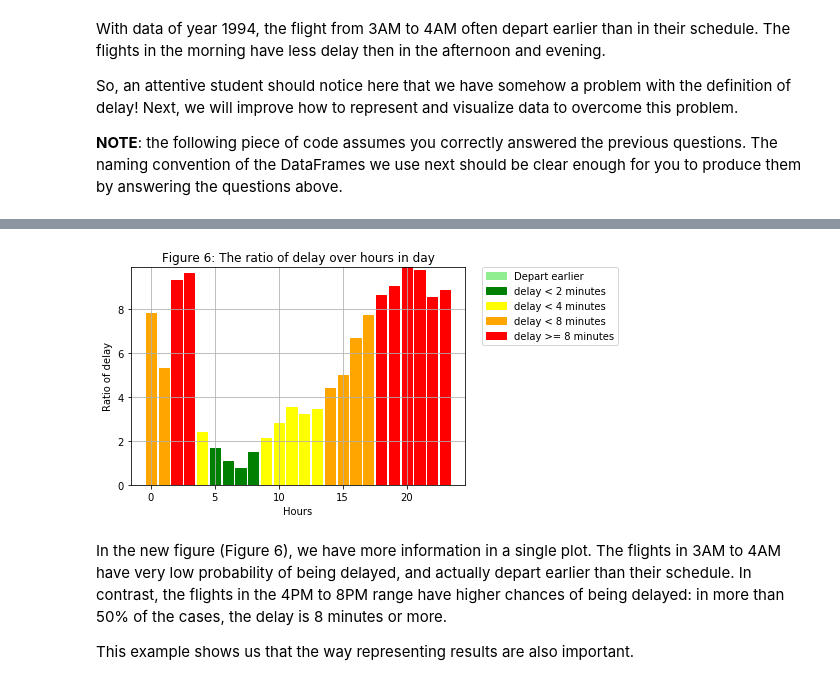
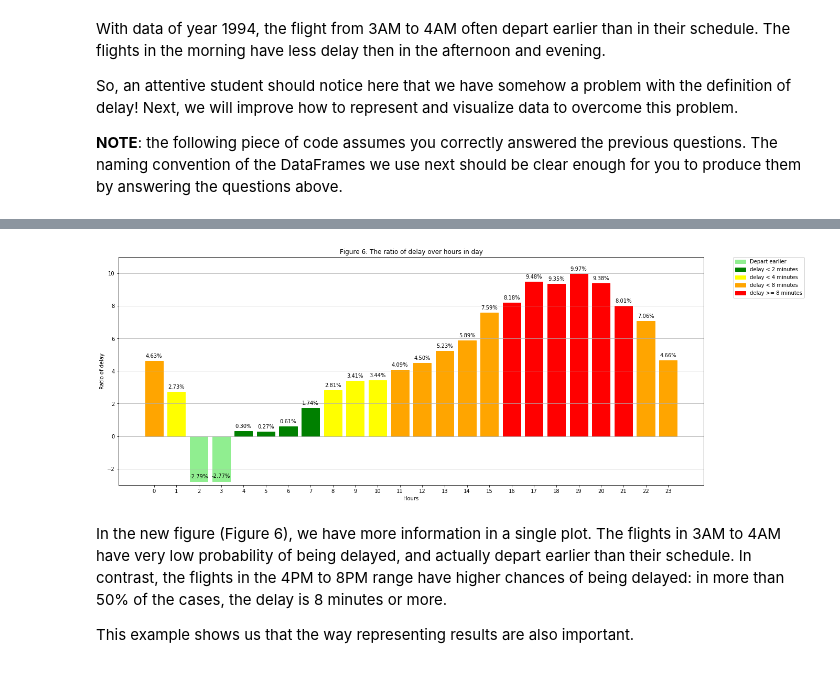
Before and after one commit to spapicchio/Distributed-System-And-Cloud-Computing, a Jupyter notebook: Labs/SPARSQL.ipynb, the cells around one changed output, grey strips where cells are left out. Drawn from its saved outputs; the diff is of its cells as text; code cells hidden in the pictures.

Commit message:
Better plots, completed all but not bonus

```diff
--- a/Labs/SPARSQL.ipynb
+++ b/Labs/SPARSQL.ipynb
@@ -782,0 +816,4 @@ ax2.get_legend().remove()
+# %%
+day_month_month_count.month  = [month[int(i)-1] for i in day_month_month_count.month]
+
+day_month_month_count.head()
@@ -782,0 +962,5 @@ ax2.get_legend().remove()
+# %%
+pdf_hour_month = df_hour.groupby('month','hour').count().sort('month','hour').toPandas()
+pdf_hour_month.month  = [month[int(i)-1] for i in pdf_hour_month.month]
+
+pdf_hour_month.head()
@@ -1103,0 +1317,8 @@ sns.barplot(x=df_hours.toPandas()['hours'],
+# %%
+df_hour_delay_percent = (
+                         df_hour_delay
+                                      .groupby('hour').agg( (100 * func.sum('is_delay') / func.count('*') ).alias('percentage') )
+                                      .orderBy('hour', ascending=1)
+                        )
+
+df_hour_delay_percent.show(5)
@@ -1148,0 +1405,7 @@ only showing top 20 rows
+# %%
+df_delay_avg = (df_hour
+                        .groupby('hour').avg('arrival_delay')
+                        .orderBy('hour')
+)
+
+df_delay_avg.show(5)
@@ -1149,37 +1423,51 @@ only showing top 20 rows
 # %%
-pdf_mean_delay_per_hour = pd.DataFrame(data=mean_delay_per_hour.collect())
+pdf_mean_delay_per_hour = pd.DataFrame(data=df_delay_avg.collect())
+
+plt.figure(figsize=(20,8))
 
 plt.xlabel("Hours")
 plt.ylabel("Ratio of delay")
 plt.title('Figure 6: The ratio of delay over hours in day')
-plt.grid(True,which="both",ls="-")
+plt.ylim(-3, 11)
+plt.xticks(range(24))
 
 bars = plt.bar(pdf_mean_delay_per_hour[0], pdf_mean_delay_per_hour[1], align='center', edgecolor = "black")
 
 for i in range(0, len(bars)):
     color = 'red'
     if pdf_mean_delay_per_hour[1][i] < 0:
         color = 'lightgreen'
     elif pdf_mean_delay_per_hour[1][i] < 2:
         color = 'green'
     elif pdf_mean_delay_per_hour[1][i] < 4:
         color = 'yellow'
     elif pdf_mean_delay_per_hour[1][i] < 8:
         color = 'orange'
 
     bars[i].set_color(color)
 
 patch1 = mpatches.Patch(color='lightgreen', label='Depart earlier')
 patch2 = mpatches.Patch(color='green', label='delay < 2 minutes')
 patch3 = mpatches.Patch(color='yellow', label='delay < 4 minutes')
 patch4 = mpatches.Patch(color='orange', label='delay < 8 minutes')
 patch5 = mpatches.Patch(color='red', label='delay >= 8 minutes')
 
 plt.legend(handles=[patch1, patch2, patch3, patch4, patch5], bbox_to_anchor=(1.05, 1), loc=2, borderaxespad=0.)
 plt.margins(0.05, 0)
+
+ax1 = plt.gca()
+ax1.grid(axis='y')
+for p in ax1.patches:
+    height = p.get_height()    # get bar length
+    ax1.text(p.get_x() + p.get_width()/2,
+            height + .3 ,
+            f'{height:1.2f}%', # set variable to display, 2 decimals
+            ha = 'center',   # horizontal alignment
+            va = 'center')  # vertical alignment
+
 plt.show()
 # %% [output]
-[figure, old version]
+[figure, new version]
 # %% [markdown]
 In the new figure (Figure 6), we have more information in a single plot. The flights in 3AM to 4AM have very low probability of being delayed, and actually depart earlier than their schedule. In contrast, the flights in the 4PM to 8PM range have higher chances of being delayed: in more than 50% of the cases, the delay is 8 minutes or more.
 
```
Also changed, not shown: parts of 120 cells of this notebook.
